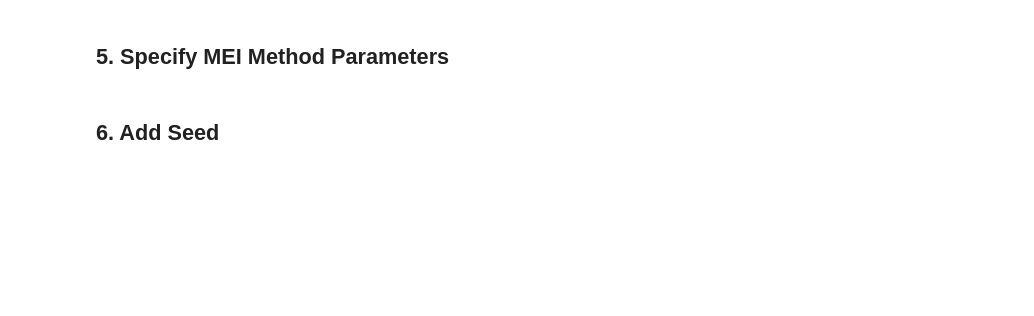
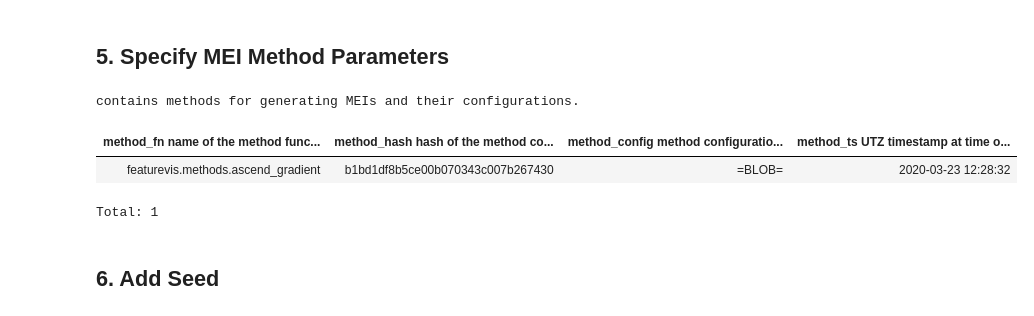
Before and after one commit to sinzlab/mei, a Jupyter notebook: mei_demo.ipynb, the cells around one changed output. Cells and saved outputs as stored; diff of their text form; code cells hidden in the pictures; blank space fills up the shorter version.

```diff
--- a/mei_demo.ipynb
+++ b/mei_demo.ipynb
@@ -61,20 +97,21 @@ CSRFV1Selector()
 # %% [markdown]
 ## 5. Specify MEI Method Parameters
 # %%
-method_fn = "featurevis.methods.gradient_ascent"
+method_fn = "featurevis.methods.ascend_gradient"
 method_config = dict(
-    transform=None,
-    regularization=None,
-    gradient_f=None,
-    post_update=None,
-    optim_name="SGD",
-    step_size=0.1,
-    optim_kwargs=None,
-    num_iterations=1000,
+    optimizer="torch.optim.SGD",
+    optimizer_kwargs=dict(lr=0.1),
+    checker='featurevis.checkers.NumIterations',
+    checker_kwargs=dict(num_iterations=1000),
     device="cuda"
 )
 MEIMethod().add_method(method_fn, method_config)
 MEIMethod()
+# %% [output]
+contains methods for generating MEIs and their configurations.
+| method_fn name of the method func... | method_hash hash of the method co... | method_config method configuratio... | method_ts UTZ timestamp at time o... |
+| featurevis.methods.ascend_gradient | b1bd1df8b5ce00b070343c007b267430 | =BLOB= | 2020-03-23 12:28:32 |
+Total: 1
 # %% [markdown]
 ## 6. Add Seed
 # %%
```
Also changed, not shown: parts of 7 cells of this notebook, 2 other files.
